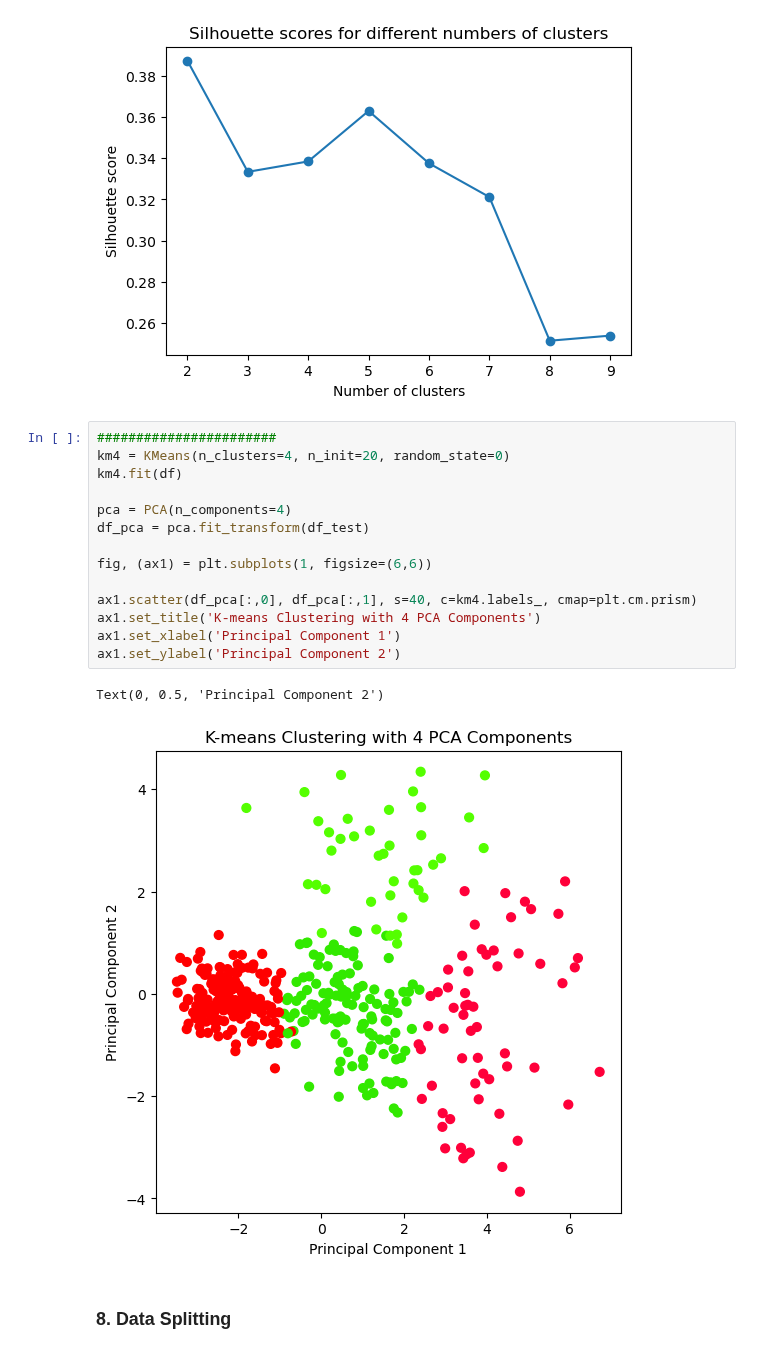
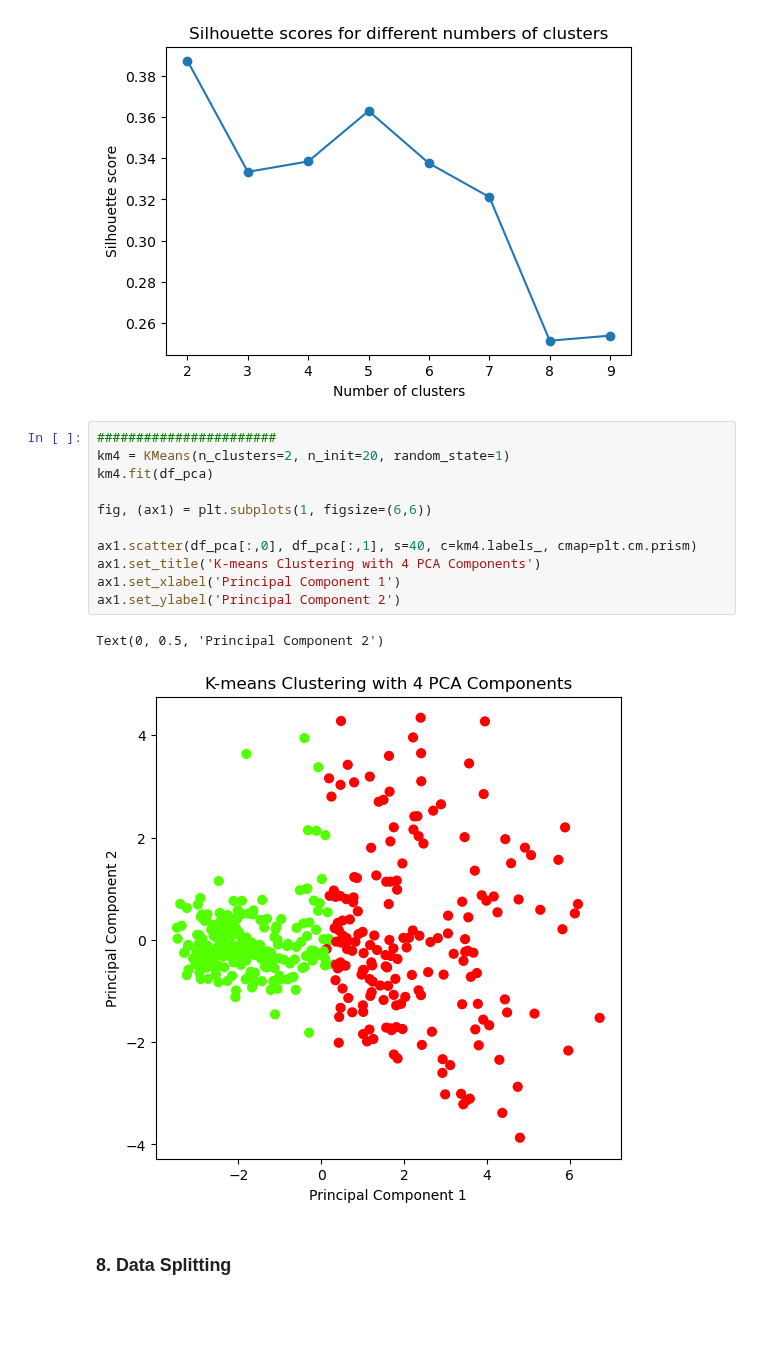
Before and after one commit to Barkesty/Project-Chronic-Kidney-Disease-Classification-Challenge, a Jupyter notebook: project.ipynb, the cells around one changed output. Drawn from its saved outputs; the diff is of its cells as text; blank space fills up the shorter version.

```diff
--- a/project.ipynb
+++ b/project.ipynb
@@ -738,21 +801,18 @@ plt.show()
 [figure]
 # %%
 #######################
-km4 = KMeans(n_clusters=4, n_init=20, random_state=0)
-km4.fit(df)
-
-pca = PCA(n_components=4)
-df_pca = pca.fit_transform(df_test)
+km4 = KMeans(n_clusters=2, n_init=20, random_state=1)
+km4.fit(df_pca)
 
 fig, (ax1) = plt.subplots(1, figsize=(6,6))
 
 ax1.scatter(df_pca[:,0], df_pca[:,1], s=40, c=km4.labels_, cmap=plt.cm.prism)
 ax1.set_title('K-means Clustering with 4 PCA Components')
 ax1.set_xlabel('Principal Component 1')
 ax1.set_ylabel('Principal Component 2')
 # %% [output]
 Text(0, 0.5, 'Principal Component 2')
-[figure, old version]
+[figure, new version]
 # %% [markdown]
 ### **8. Data Splitting**
 # %%
```
Also changed, not shown: parts of 4 cells of this notebook.
